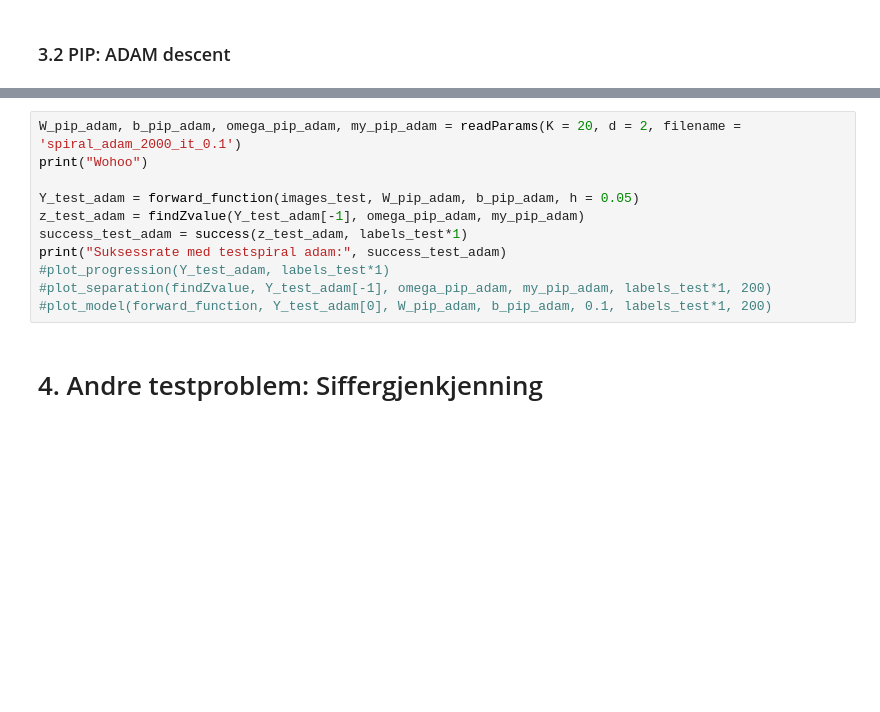
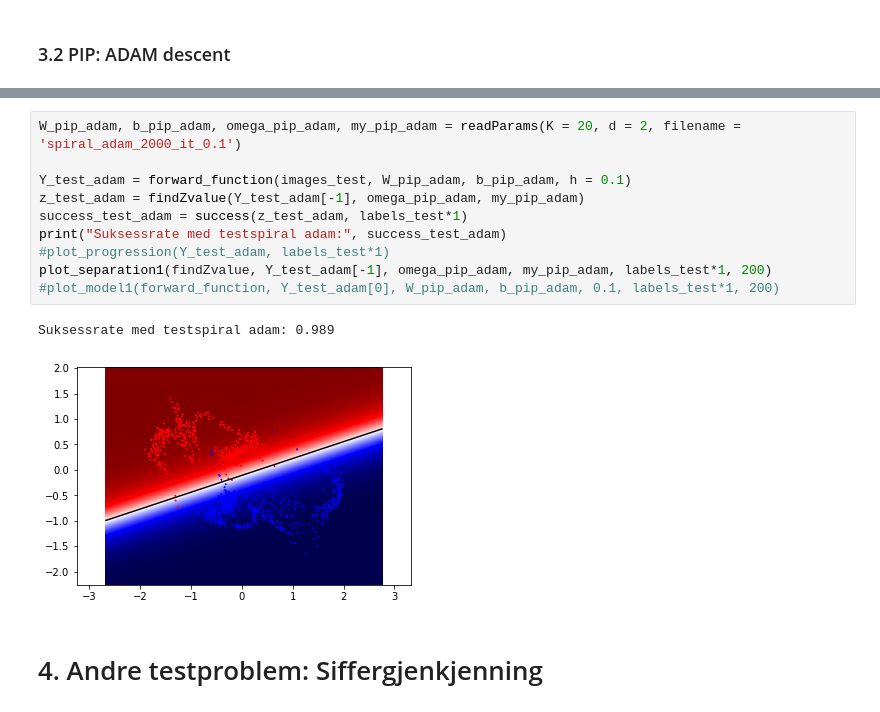
Before and after one commit to vivekapriyas/NN_mnist, a Jupyter notebook: Prosjekt2.ipynb, the cells around one changed output, grey strips where cells are left out. Drawn from its saved outputs; the diff is of its cells as text; blank space fills up the shorter version.

```diff
--- a/Prosjekt2.ipynb
+++ b/Prosjekt2.ipynb
@@ -280,14 +293,16 @@ print("Suksessrate:",success_pip_adam)
 # %%
 W_pip_adam, b_pip_adam, omega_pip_adam, my_pip_adam = readParams(K = 20, d = 2, filename = 'spiral_adam_2000_it_0.1')
-print("Wohoo")
 
-Y_test_adam = forward_function(images_test, W_pip_adam, b_pip_adam, h = 0.05)
+Y_test_adam = forward_function(images_test, W_pip_adam, b_pip_adam, h = 0.1)
 z_test_adam = findZvalue(Y_test_adam[-1], omega_pip_adam, my_pip_adam)
 success_test_adam = success(z_test_adam, labels_test*1)
 print("Suksessrate med testspiral adam:", success_test_adam)
 #plot_progression(Y_test_adam, labels_test*1)
-#plot_separation(findZvalue, Y_test_adam[-1], omega_pip_adam, my_pip_adam, labels_test*1, 200)
-#plot_model(forward_function, Y_test_adam[0], W_pip_adam, b_pip_adam, 0.1, labels_test*1, 200)
+plot_separation1(findZvalue, Y_test_adam[-1], omega_pip_adam, my_pip_adam, labels_test*1, 200)
+#plot_model1(forward_function, Y_test_adam[0], W_pip_adam, b_pip_adam, 0.1, labels_test*1, 200)
+# %% [output]
+Suksessrate med testspiral adam: 0.989
+[figure, added]
 # %% [markdown]
 # 4. Andre testproblem: Siffergjenkjenning
 # %%
```
Also changed, not shown: parts of 6 cells of this notebook.
